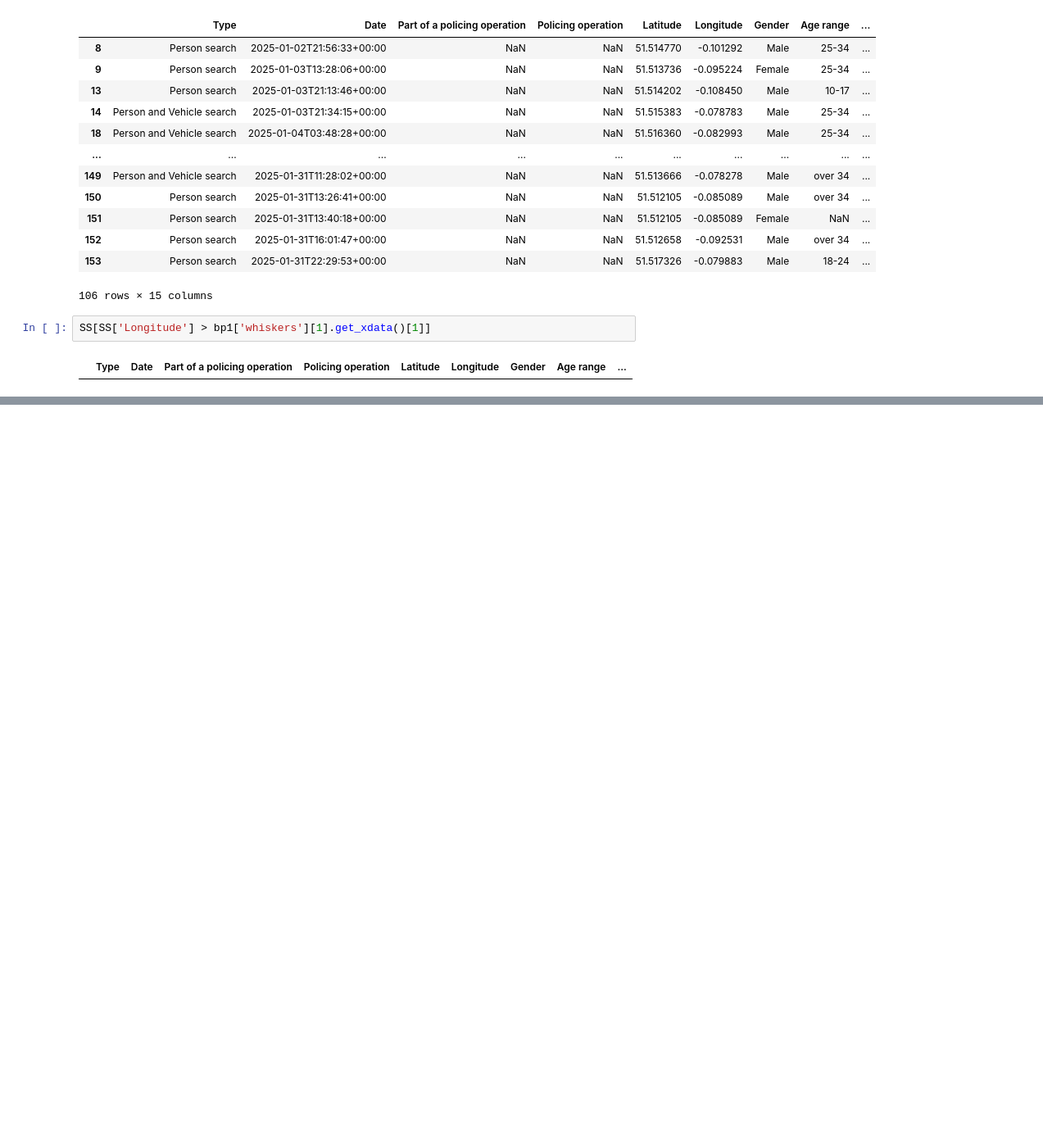
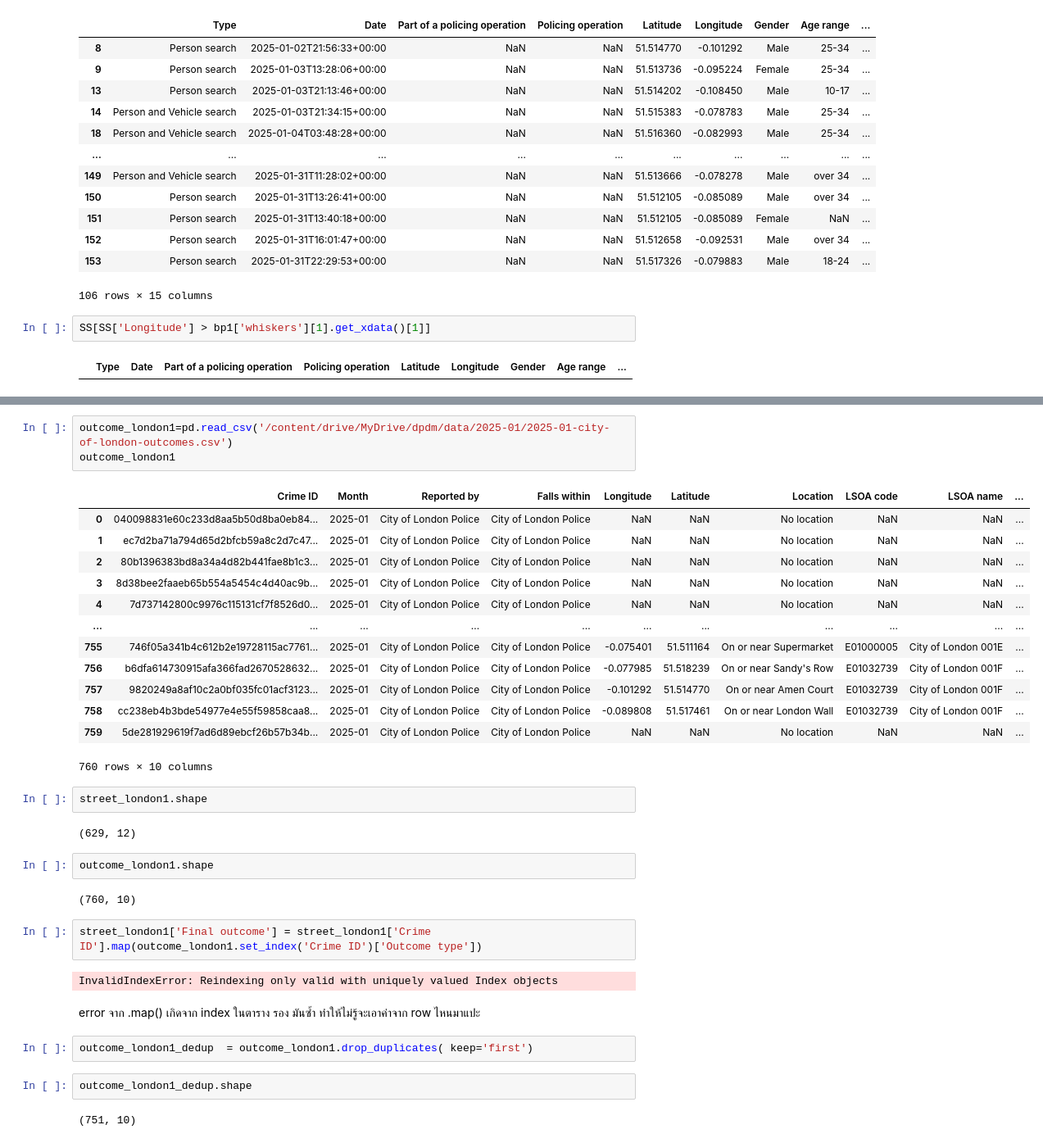
Before and after one commit to emkrit1242/MSC_DPDM_2025, a Jupyter notebook: Data101.ipynb, the cells around one changed output, grey strips where cells are left out. Shown at 82% size. Cells and saved outputs as stored; diff of their text form; blank space fills up the shorter version.

```diff
--- a/Data101.ipynb
+++ b/Data101.ipynb
@@ -716,0 +798,37 @@ SS[SS['Longitude'] > bp1['whiskers'][1].get_xdata()[1]]
+# %%
+outcome_london1=pd.read_csv('/content/drive/MyDrive/dpdm/data/2025-01/2025-01-city-of-london-outcomes.csv')
+outcome_london1
+# %% [output]
+|  | Crime ID | Month | Reported by | Falls within | Longitude | Latitude | Location | LSOA code | LSOA name | ... |
+| 0 | 040098831e60c233d8aa5b50d8ba0eb84... | 2025-01 | City of London Police | City of London Police | NaN | NaN | No location | NaN | NaN | ... |
+| 1 | ec7d2ba71a794d65d2bfcb59a8c2d7c47... | 2025-01 | City of London Police | City of London Police | NaN | NaN | No location | NaN | NaN | ... |
+| 2 | 80b1396383bd8a34a4d82b441fae8b1c3... | 2025-01 | City of London Police | City of London Police | NaN | NaN | No location | NaN | NaN | ... |
+| 3 | 8d38bee2faaeb65b554a5454c4d40ac9b... | 2025-01 | City of London Police | City of London Police | NaN | NaN | No location | NaN | NaN | ... |
+| 4 | 7d737142800c9976c115131cf7f8526d0... | 2025-01 | City of London Police | City of London Police | NaN | NaN | No location | NaN | NaN | ... |
+| ... | ... | ... | ... | ... | ... | ... | ... | ... | ... | ... |
+| 755 | 746f05a341b4c612b2e19728115ac7761... | 2025-01 | City of London Police | City of London Police | -0.075401 | 51.511164 | On or near Supermarket | E01000005 | City of London 001E | ... |
+| 756 | b6dfa614730915afa366fad2670528632... | 2025-01 | City of London Police | City of London Police | -0.077985 | 51.518239 | On or near Sandy's Row | E01032739 | City of London 001F | ... |
+| 757 | 9820249a8af10c2a0bf035fc01acf3123... | 2025-01 | City of London Police | City of London Police | -0.101292 | 51.514770 | On or near Amen Court | E01032739 | City of London 001F | ... |
+| 758 | cc238eb4b3bde54977e4e55f59858caa8... | 2025-01 | City of London Police | City of London Police | -0.089808 | 51.517461 | On or near London Wall | E01032739 | City of London 001F | ... |
+| 759 | 5de281929619f7ad6d89ebcf26b57b34b... | 2025-01 | City of London Police | City of London Police | NaN | NaN | No location | NaN | NaN | ... |
+760 rows × 10 columns
+# %%
+street_london1.shape
+# %% [output]
+(629, 12)
+# %%
+outcome_london1.shape
+# %% [output]
+(760, 10)
+# %%
+street_london1['Final outcome'] = street_london1['Crime ID'].map(outcome_london1.set_index('Crime ID')['Outcome type'])
+# %% [output]
+InvalidIndexError: Reindexing only valid with uniquely valued Index objects
+# %% [markdown]
+error จาก .map() เกิดจาก index ในตาราง รอง มันซ้ำ ทำให้ไม่รู้จะเอาค่าจาก row ไหนมาแปะ
+# %%
+outcome_london1_dedup  = outcome_london1.drop_duplicates( keep='first')
+# %%
+outcome_london1_dedup.shape
+# %% [output]
+(751, 10)
```
Also changed, not shown: parts of 22 cells of this notebook.
